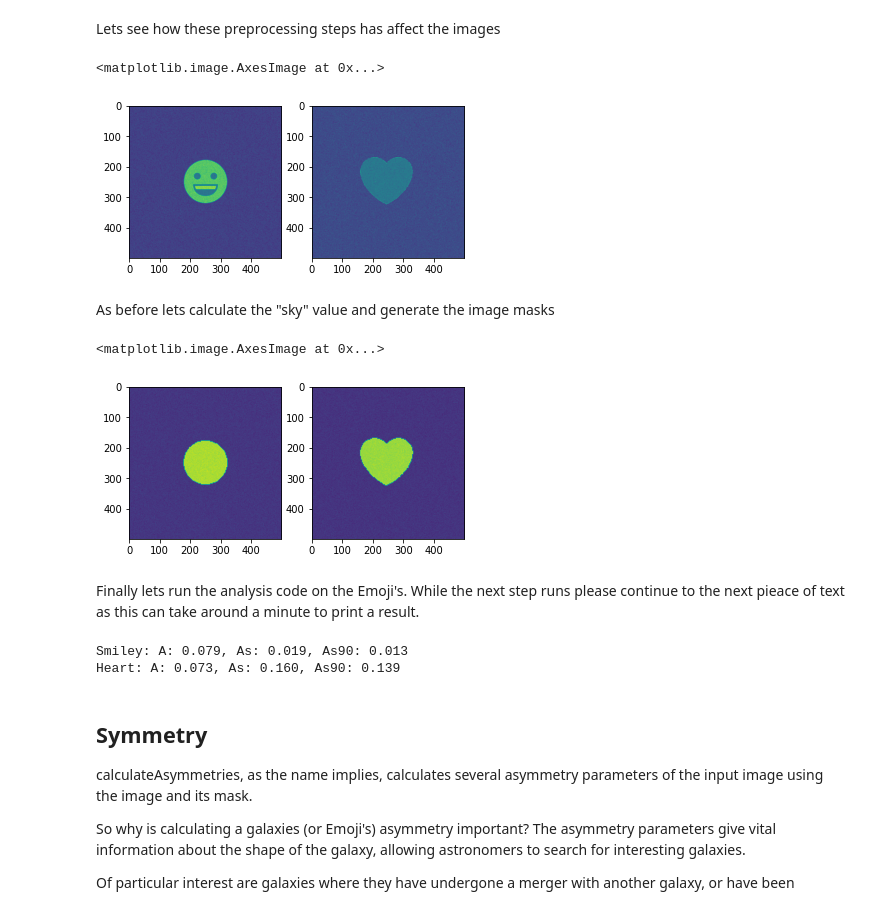
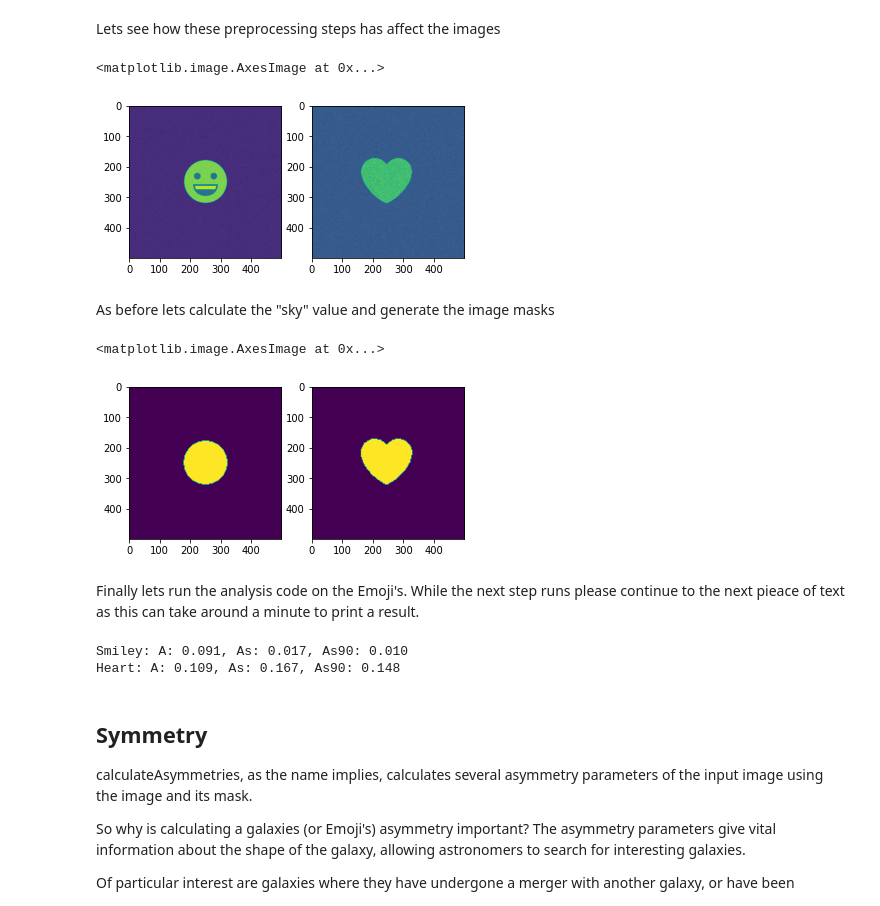
Before and after one commit to lewisfish/PawlikMorph-LSST, a Jupyter notebook: outreach.ipynb, the cells around one changed output. Drawn from its saved outputs; the diff is of its cells as text; code cells hidden in the pictures.

Commit message:
Added more to the asymmetry emoji section.

```diff
--- a/outreach.ipynb
+++ b/outreach.ipynb
@@ -256,7 +257,7 @@ def preprocessEmoji(img):
     # shrink image so that code can process image in a timely manner
     emoji = transform.resize(emoji, (500, 500))
     # add some noise to image so that code can process the images as expected
-    emoji += (1./20.) * np.random.standard_normal(size=(500, 500))
+    emoji += (1./50.) * np.random.standard_normal(size=(500, 500))
     return emoji
 # %% [markdown]
 Lets see how these preprocessing steps has affect the images
@@ -268,22 +269,22 @@ axs[0].imshow(img1)
 axs[1].imshow(img2)
 # %% [output]
 <matplotlib.image.AxesImage at 0x...>
-[figure, old version]
+[figure, new version]
 # %% [markdown]
 As before lets calculate the "sky" value and generate the image masks
 # %%
 # get "sky" estimates and generate masks
 skybgr, skybgr_err, *_ = pmlsst.skyBackground.skybgr(img1)
 mask1 = pmlsst.pixmap.pixelmap(img1, skybgr + skybgr_err, 3)
 skybgr, skybgr_err, *_ = pmlsst.skyBackground.skybgr(img2)
 mask2 = pmlsst.pixmap.pixelmap(img2, skybgr + skybgr_err, 3)
 # plot masks
 fig, axs = plt.subplots(1, 2)
-axs[0].imshow(preprocessEmoji(mask1))
-axs[1].imshow(preprocessEmoji(mask2))
+axs[0].imshow(mask1)
+axs[1].imshow(mask2)
 # %% [output]
 <matplotlib.image.AxesImage at 0x...>
-[figure, old version]
+[figure, new version]
 # %% [markdown]
 Finally lets run the analysis code on the Emoji's. While the next step runs please continue to the next pieace of text as this can take around a minute to print a result.
 # %%
@@ -293,8 +294,8 @@ print(f"Smiley: A: {A:0.3f}, As: {As:.3f}, As90: {As90:.3f}")
 A, As, As90 = pmlsst.asymmetry.calculateAsymmetries(img2, mask2)
 print(f"Heart: A: {A:0.3f}, As: {As:.3f}, As90: {As90:.3f}")
 # %% [output]
-Smiley: A: 0.079, As: 0.019, As90: 0.013
-Heart: A: 0.073, As: 0.160, As90: 0.139
+Smiley: A: 0.091, As: 0.017, As90: 0.010
+Heart: A: 0.109, As: 0.167, As90: 0.148
 # %% [markdown]
 ## Symmetry
 
```
Also changed, not shown: parts of 10 cells of this notebook.
